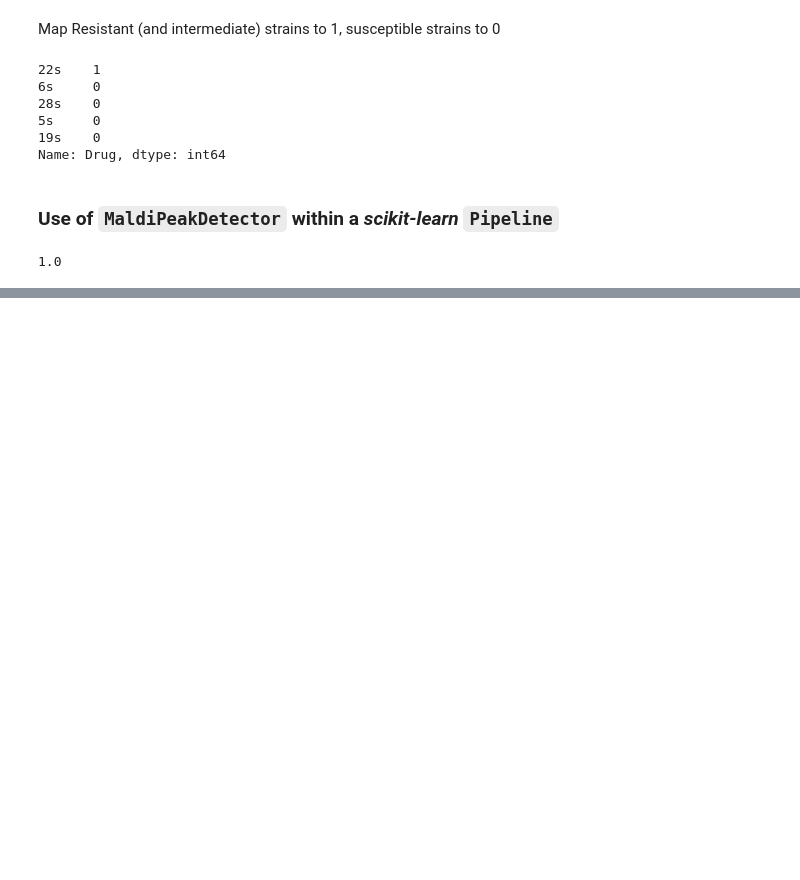
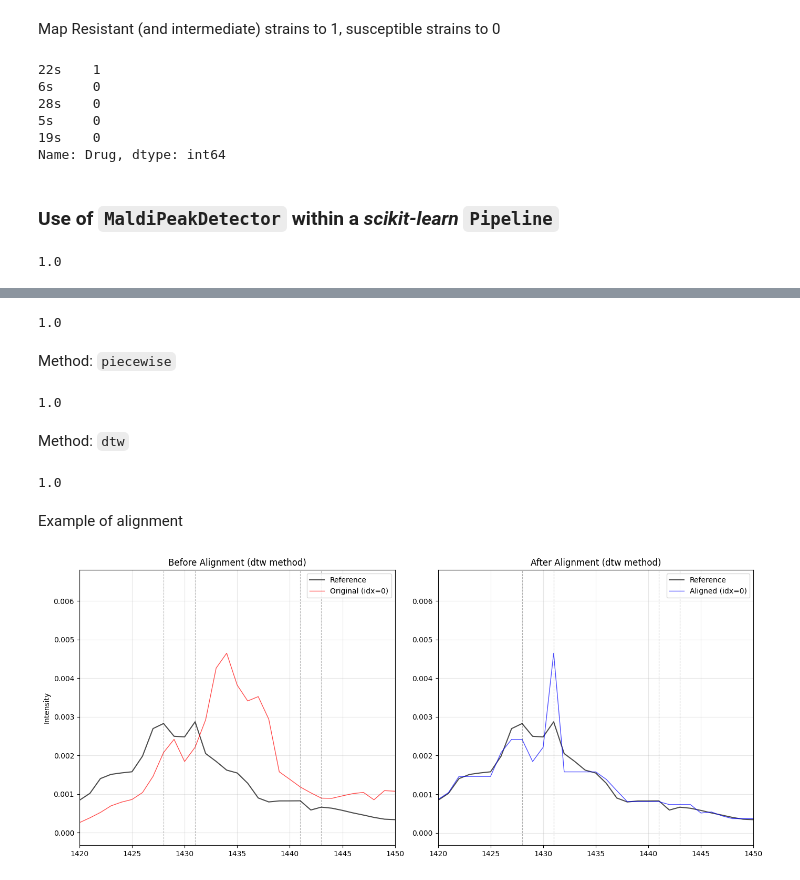
Before and after one commit to EttoreRocchi/MaldiAMRKit, a Jupyter notebook: docs/quick_guide.ipynb, the cells around one changed output, grey strips where cells are left out. Drawn from its saved outputs; the diff is of its cells as text; code cells hidden in the pictures; blank space fills up the shorter version.

```diff
--- a/docs/quick_guide.ipynb
+++ b/docs/quick_guide.ipynb
@@ -136,0 +142,9 @@ pipe.score(X, y)
+# %%
+pipe = Pipeline([
+    ("warp", Warping(method="shift")),
+    ("scaler", StandardScaler()),
+    ("clf", LogisticRegression())
+])
+
+pipe.fit(X, y)
+pipe.score(X, y)
@@ -136,0 +155,47 @@ pipe.score(X, y)
+# %%
+pipe = Pipeline([
+    ("warp", Warping(method="linear")),
+    ("scaler", StandardScaler()),
+    ("clf", LogisticRegression())
+])
+
+pipe.fit(X, y)
+pipe.score(X, y)
+# %% [output]
+1.0
+# %% [markdown]
+Method: `piecewise`
+# %%
+pipe = Pipeline([
+    ("warp", Warping(method="piecewise", n_segments=600)),
+    ("scaler", StandardScaler()),
+    ("clf", LogisticRegression())
+])
+
+pipe.fit(X, y)
+pipe.score(X, y)
+# %% [output]
+1.0
+# %% [markdown]
+Method: `dtw`
+# %%
+pipe = Pipeline([
+    ("warp", Warping(method="dtw")),
+    ("scaler", StandardScaler()),
+    ("clf", LogisticRegression())
+])
+
+pipe.fit(X, y)
+pipe.score(X, y)
+# %% [output]
+1.0
+# %% [markdown]
+Example of alignment
+# %%
+_ = pipe.steps[0][1].plot_alignment(
+    X,
+    indices=[0],
+    xlim=(1420, 1450)
+)
+# %% [output]
+[figure, added]
```
Also changed, not shown: parts of 5 cells of this notebook, 1 other file.
